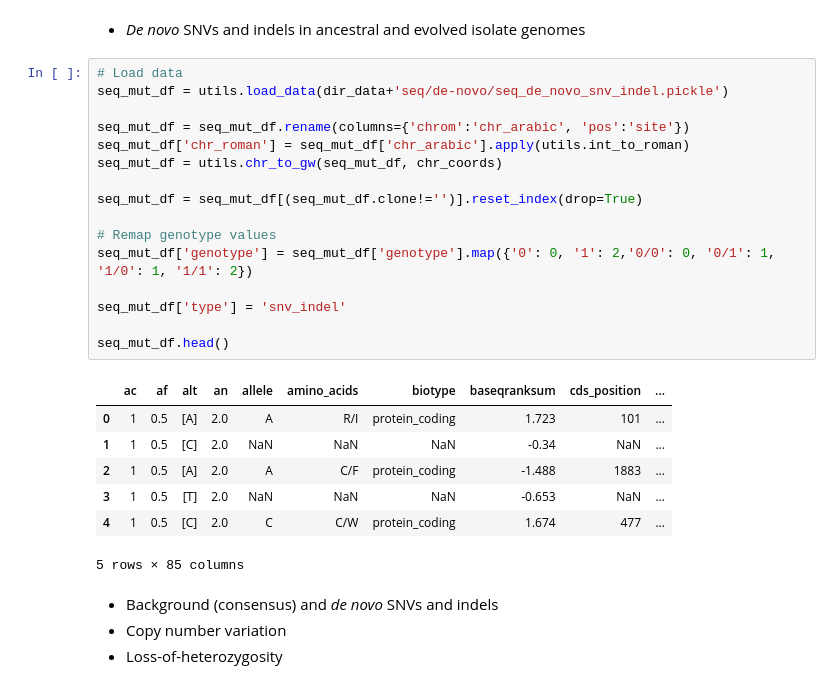
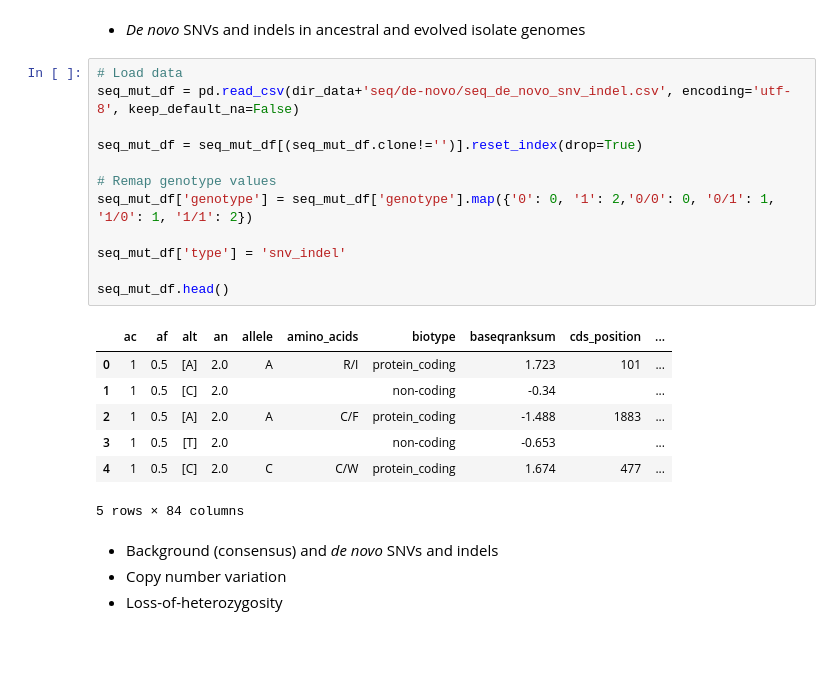
Before and after one commit to ivazquez/clonal-heterogeneity, a Jupyter notebook: src/figure4.ipynb, the cells around one changed output. Saved outputs shown, nothing was run; the diff lists cells and outputs as text; blank space fills up the shorter version.

```diff
--- a/src/figure4.ipynb
+++ b/src/figure4.ipynb
@@ -41,28 +41,24 @@ chr_coords.head()
 * *De novo* SNVs and indels in ancestral and evolved isolate genomes
 # %%
 # Load data
-seq_mut_df = utils.load_data(dir_data+'seq/de-novo/seq_de_novo_snv_indel.pickle')
-
-seq_mut_df = seq_mut_df.rename(columns={'chrom':'chr_arabic', 'pos':'site'})
-seq_mut_df['chr_roman'] = seq_mut_df['chr_arabic'].apply(utils.int_to_roman)
-seq_mut_df = utils.chr_to_gw(seq_mut_df, chr_coords)
+seq_mut_df = pd.read_csv(dir_data+'seq/de-novo/seq_de_novo_snv_indel.csv', encoding='utf-8', keep_default_na=False)
 
 seq_mut_df = seq_mut_df[(seq_mut_df.clone!='')].reset_index(drop=True)
 
 # Remap genotype values
 seq_mut_df['genotype'] = seq_mut_df['genotype'].map({'0': 0, '1': 2,'0/0': 0, '0/1': 1, '1/0': 1, '1/1': 2})
 
 seq_mut_df['type'] = 'snv_indel'
 
 seq_mut_df.head()
 # %% [output]
 |  | ac | af | alt | an | allele | amino_acids | biotype | baseqranksum | cds_position | ... |
 | 0 | 1 | 0.5 | [A] | 2.0 | A | R/I | protein_coding | 1.723 | 101 | ... |
-| 1 | 1 | 0.5 | [C] | 2.0 | NaN | NaN | NaN | -0.34 | NaN | ... |
+| 1 | 1 | 0.5 | [C] | 2.0 |  |  | non-coding | -0.34 |  | ... |
 | 2 | 1 | 0.5 | [A] | 2.0 | A | C/F | protein_coding | -1.488 | 1883 | ... |
-| 3 | 1 | 0.5 | [T] | 2.0 | NaN | NaN | NaN | -0.653 | NaN | ... |
+| 3 | 1 | 0.5 | [T] | 2.0 |  |  | non-coding | -0.653 |  | ... |
 | 4 | 1 | 0.5 | [C] | 2.0 | C | C/W | protein_coding | 1.674 | 477 | ... |
-5 rows × 85 columns
+5 rows × 84 columns
 # %% [markdown]
 * Background (consensus) and *de novo* SNVs and indels
 * Copy number variation
```
Also changed, not shown: parts of 7 cells of this notebook, 12 other files.
